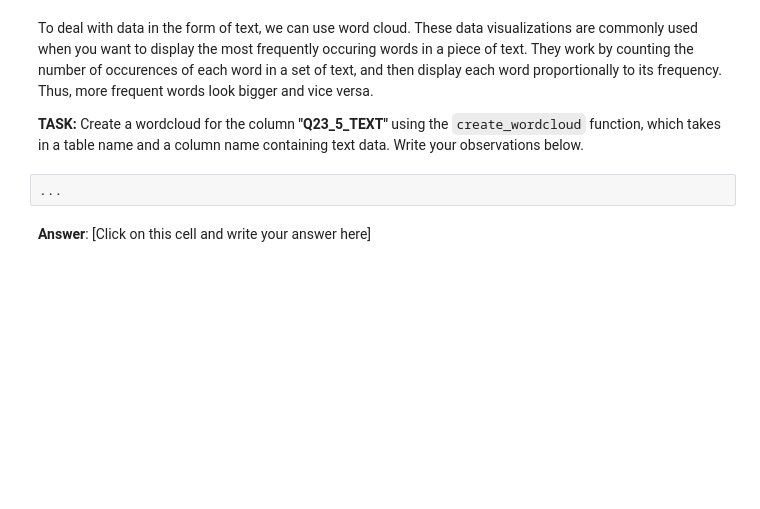
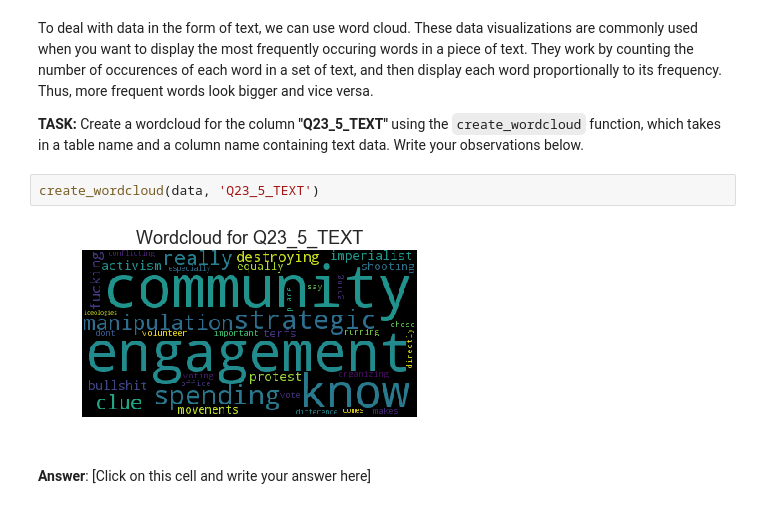
Before and after one commit to ds-modules/surveydata, a Jupyter notebook: lab02-no-answers.ipynb, the cells around one changed output. Cells and saved outputs as stored; diff of their text form; blank space fills up the shorter version.

```diff
--- a/lab02-no-answers.ipynb
+++ b/lab02-no-answers.ipynb
@@ -453,8 +595,10 @@ So far, we've been dealing with survey data in the form of multiple choice quest
 To deal with data in the form of text, we can use word cloud. These data visualizations are commonly used when you want to display the most frequently occuring words in a piece of text. They work by counting the number of occurences of each word in a set of text, and then display each word proportionally to its frequency. Thus, more frequent words look bigger and vice versa.
 
 **TASK:** Create a wordcloud for the column **"Q23_5_TEXT"** using the `create_wordcloud` function, which takes in a table name and a column name containing text data. Write your observations below.
-# %%
-...
+# %%
+create_wordcloud(data, 'Q23_5_TEXT')
+# %% [output]
+[figure, added]
 # %% [markdown]
 **Answer**: [Click on this cell and write your answer here]
 # %% [markdown]
```
Also changed, not shown: parts of 25 cells of this notebook.
